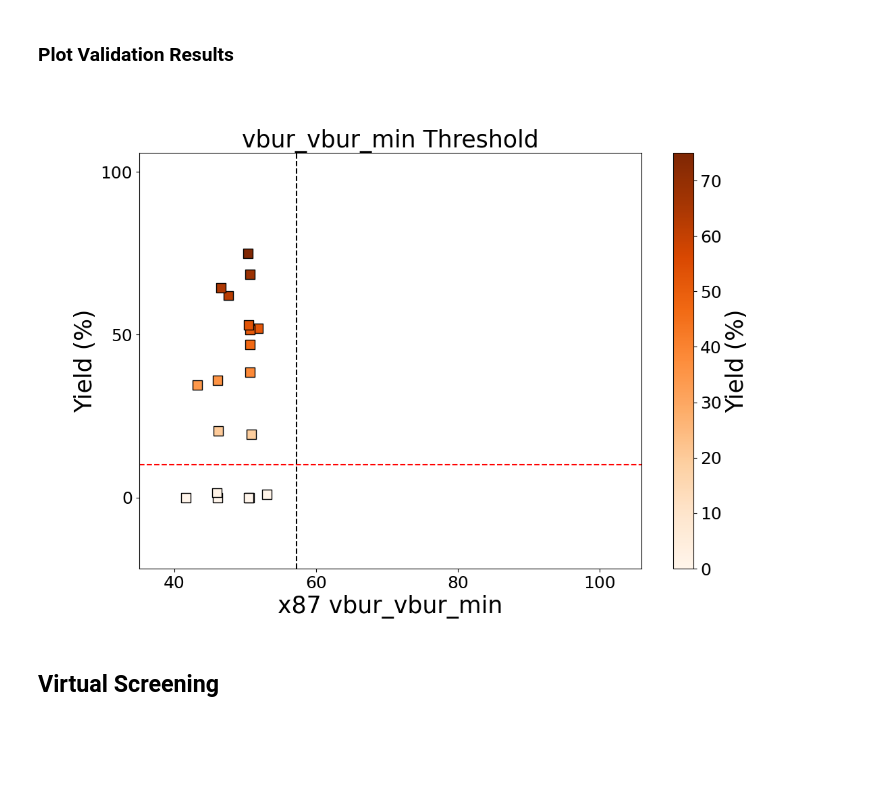
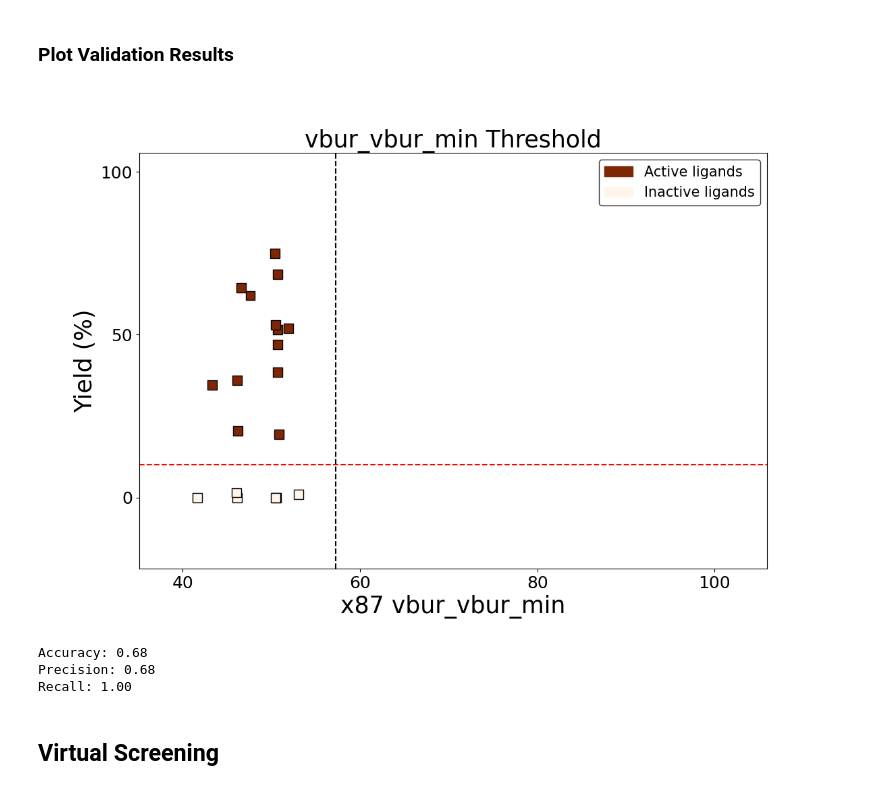
Before and after one commit to SigmanGroup/Multi-Threshold-Analysis-Public, a Jupyter notebook: Multi-Threshold Analysis.ipynb, the cells around one changed output. Saved outputs shown, nothing was run; the diff lists cells and outputs as text; code cells hidden in the pictures; blank space fills up the shorter version.

```diff
--- a/Multi-Threshold Analysis.ipynb
+++ b/Multi-Threshold Analysis.ipynb
@@ -337,19 +331,18 @@ for i, hs in enumerate(best_hotspots[:n]):
 # %%
 # This is a set of functions for plotting multi-threshold hotspots. They've been included in the main script for ease of modification if you want to change how the plots look.
 
-def plot(hs:Hotspot, subset:str = 'all', coloring:str = 'scaled', gradient_color:str = 'Oranges', output_label:str = '% Yield', y_cut:float = None):
+def plot(hs:Hotspot, subset:str = 'all', coloring:str = 'scaled', gradient_color:str = 'Oranges', output_label:str = '% Yield'):
     """
     Plot a single, double, or triple threshold by calling the relevant function
 
+    :hs: Hotspot object to plot
     :subset: 'all', 'train', or 'test'; indicates which subset to show on the plot
     :coloring: 'scaled' or 'binary'; indicates if points should be colored based on actual output values or by output category
     :gradient_color: the color scheme applied to the heatmap, default 'Oranges'
     :output_label: default '% Yield'
-    :annotate: True if you want points labeled - Not currently functional
-    :y_cut: The value for output that splits hits and misses
     """
     if(len(hs.thresholds)==1):
-        plot_single_threshold(hs, subset, coloring, gradient_color, output_label, y_cut)
+        plot_single_threshold(hs, subset, coloring, gradient_color, output_label)
     elif(len(hs.thresholds)==2):
         plot_double_threshold(hs, subset, coloring, gradient_color, output_label)
     elif(len(hs.thresholds)==3):
@@ -357,15 +350,15 @@ def plot(hs:Hotspot, subset:str = 'all', coloring:str = 'scaled', gradient_color
     else:
         print(f'Unable to plot {len(hs.thresholds)} thresholds')
 
-def plot_single_threshold(hs:Hotspot, subset:str = 'all', coloring:str = 'scaled', gradient_color:str = 'Oranges', output_label:str = '% Yield', y_cut:float = None):
+def plot_single_threshold(hs:Hotspot, subset:str = 'all', coloring:str = 'scaled', gradient_color:str = 'Oranges', output_label:str = '% Yield'):
     """
     Plot a single threshold in 2 dimensions
 
+    :hs: Hotspot object to plot
     :subset: 'all', 'train', or 'test'; indicates which subset to show on the plot
     :coloring: 'scaled' or 'binary'; indicates if points should be colored based on actual output values or by output category
     :gradient_color: the color scheme applied to the heatmap, default 'Oranges'
     :output_label: default '% Yield'
-    :y_cut: The value for output that splits hits and misses
     """
 
     x_col = hs.thresholds[0].index
@@ -425,8 +418,7 @@ def plot_single_threshold(hs:Hotspot, subset:str = 'all', coloring:str = 'scaled
     # Draw the threshold line
     plt.axvline(x=hs.thresholds[0].cut_value, color='black', linestyle='--')
     # Draw y_cut line
-    if (y_cut != None):
-        plt.axhline(y=y_cut, color='r', linestyle='--')
+    plt.axhline(y=hs.y_cut, color='r', linestyle='--')
 
     # Axis setup
     plt.xlabel(f'{hs.thresholds[0].feature_label} {hs.thresholds[0].feature_name}',fontsize=25)
@@ -757,7 +748,7 @@ hs = best_hotspots[hotspot_index]
 
 # Begin the output dataframe with the experimental results and the y_class column
 validation_report_df = vs_response_df.copy()
-validation_report_df['y_class'] = [y > y_cut for y in validation_report_df.iloc[:, 0]]
+validation_report_df['y_class'] = [y > hs.y_cut for y in validation_report_df.iloc[:, 0]]
 
 # Add the parameter values and binary evaluations for each ligand to the output dataframe
 # True in an xID column indicates that the ligand is predicted to be active by that threshold
@@ -805,10 +796,10 @@ Recall: 0.92
 ### Plot Validation Results
 # %%
 # Plot your validation data on the hotspot selected by hotspot_index
-# Uncomment the line at the bottom corresponding to the number of thresholds in your hotspot
-
+# Modify the last line for plotting options
 hotspot_index = 0
 hs = best_hotspots[hotspot_index]
+
 def plot_validation(hs:Hotspot, response_data:pd.DataFrame, vs_parameters:pd.DataFrame, subset:str = 'all', coloring:str = 'scaled', gradient_color:str = 'Oranges', output_label:str = 'Yield (%)', hide_og=False):
     """
     Plot a single, double, or triple threshold by calling the relevant function
@@ -878,7 +869,7 @@ def plot_validation_single_threshold(hs:Hotspot, response_data:pd.DataFrame, vs_
         vs_mapping_cl = response_data.iloc[:, 0]
     elif(coloring=='binary'):
         mapping_cl = hs.data_df.loc[points_to_plot, 'y_class']
-        vs_mapping_cl = [1 if i >= y_cut else 0 for i in response_data.iloc[:, 0]]
+        vs_mapping_cl = [1 if i >= hs.y_cut else 0 for i in response_data.iloc[:, 0]]
     else:
         mapping_cl = hs.data_df.loc[points_to_plot, 'response']
 
@@ -1080,9 +1071,8 @@ def plot_validation_triple_threshold(hs:Hotspot, response_data:pd.DataFrame, vs_
         mapping_cl = hs.data_df.loc[points_to_plot, 'response']
         vs_mapping_cl = response_data.iloc[:, 0]
     elif(coloring=='binary'):
-        y_cut = 10
         mapping_cl = hs.data_df.loc[points_to_plot, 'y_class']
-        vs_mapping_cl = [1 if i >= y_cut else 0 for i in response_data.iloc[:, 0]]
+        vs_mapping_cl = [1 if i >= hs.y_cut else 0 for i in response_data.iloc[:, 0]]
     else:
         mapping_cl = hs.data_df.loc[points_to_plot, 'response']
         vs_mapping_cl = response_data.iloc[:, 0]
@@ -1143,39 +1133,38 @@ def plot_validation_triple_threshold(hs:Hotspot, response_data:pd.DataFrame, vs_
 
     plt.xticks(fontsize = 10)
     plt.yticks(fontsize = 10)
 
     # Set axes labels
     ax.set_xlabel(f'{hs.thresholds[0].feature_label} {hs.thresholds[0].feature_name}',fontsize=15)
     ax.set_ylabel(f'{hs.thresholds[1].feature_label} {hs.thresholds[1].feature_name}',fontsize=15)
     ax.set_zlabel(f'{hs.thresholds[2].feature_label} {hs.thresholds[2].feature_name}',fontsize=15)
 
     plt.locator_params(axis='y', nbins=8)
 
     ax.set_xlim(x_min, x_max)
     ax.set_ylim(y_min, y_max)
     ax.set_zlim(z_min, z_max)
 
    # Set the gradient bar on the side
     if(coloring == 'scaled'):
         cbar = plt.colorbar(plt.gca().collections[0], shrink=0.5)
         cbar.set_label(output_label, rotation=90, size=15)
         cbar.set_ticklabels([0,20,40,60,80,100], size=15)
 
     # Set initial plot orientation
     ax.view_init(elev=20, azim=210)
 
     plt.show()
 
     # Calculate the accuracy, precision, and recall of the hotspot
     hs.get_external_accuracy(vs_combined_df, verbose=True)
 
-plot_validation_single_threshold(hs, vs_response_df, vs_parameters_df, subset='all', coloring='scaled', output_label='Yield (%)', hide_og=True)
-
-# plot_validation_double_threshold(hs, vs_response_df, vs_parameters_df, subset='all', coloring='binary', output_label='Yield (%)', hide_og=True)
-
-# plot_validation_triple_threshold(hs, vs_response_df, vs_parameters_df, subset='all', coloring='binary', output_label='Yield (%)', hide_og=True)
+plot_validation(hs, vs_response_df, vs_parameters_df, subset='all', coloring='binary', output_label='Yield (%)', hide_og=True)
 # %% [output]
-[figure, old version]
+[figure, new version]
+Accuracy: 0.68
+Precision: 0.68
+Recall: 1.00
 # %% [markdown]
 ## Virtual Screening
 # %%
```
Also changed, not shown: parts of 3 cells of this notebook.
